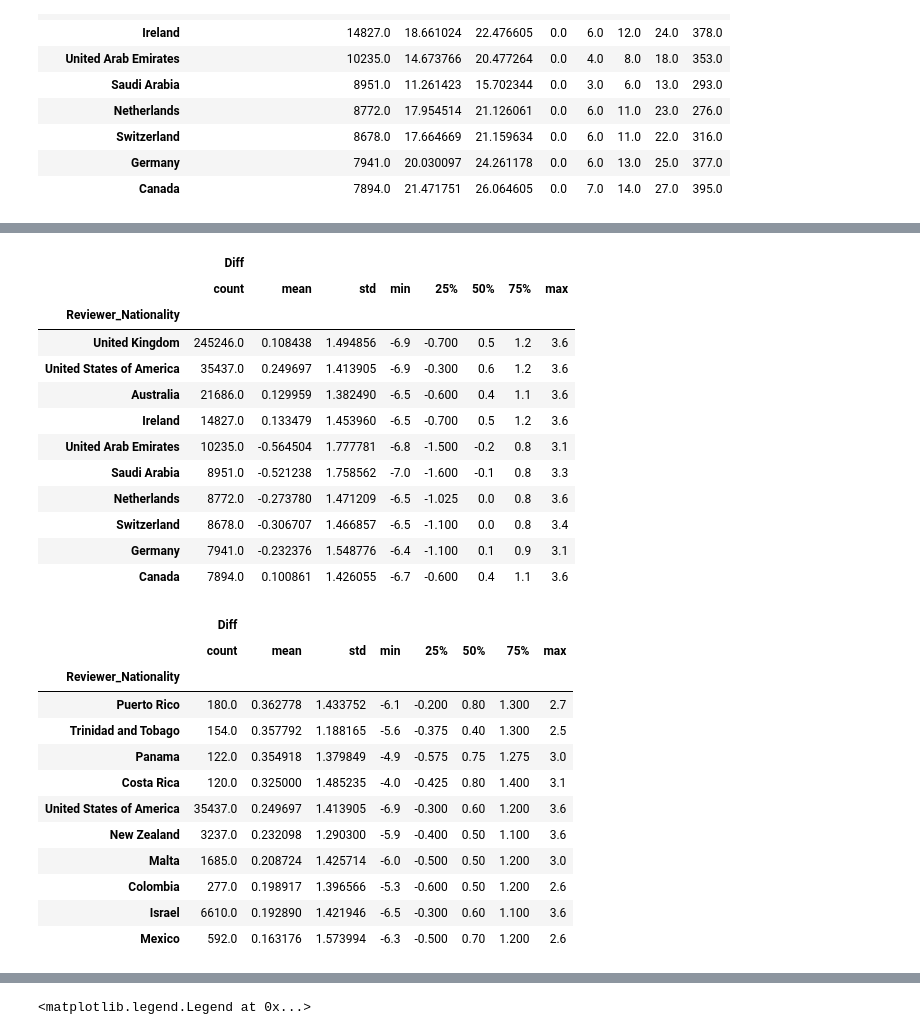
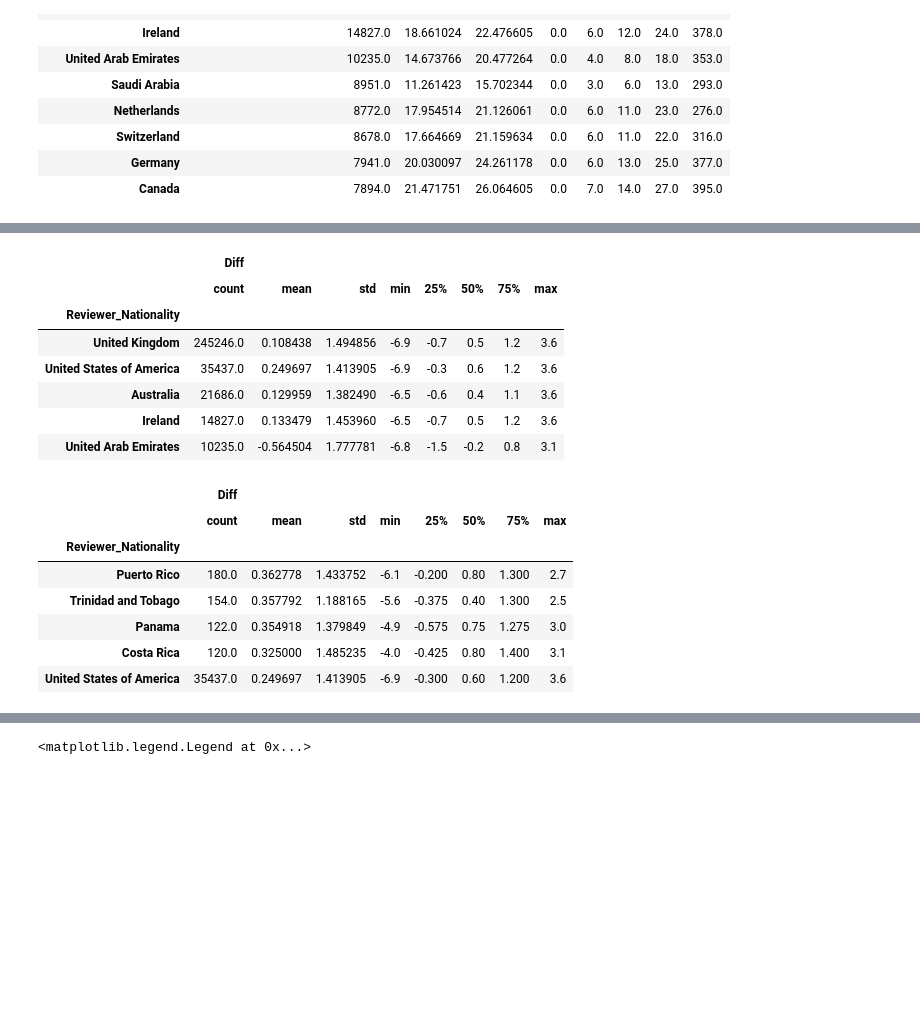
Before and after one commit to alberthr/Booking_Analysis, a Jupyter notebook: EDA.ipynb, the cells around one changed output, grey strips where cells are left out. Drawn from its saved outputs; the diff is of its cells as text; code cells hidden in the pictures; blank space fills up the shorter version.

```diff
--- a/EDA.ipynb
+++ b/EDA.ipynb
@@ -129,26 +120,21 @@ count_reviews_hotel[count_reviews_hotel.Reviews > 100].sort_values('Average_Scor
 # %%
 avg_country = df[['Diff', 'Reviewer_Nationality'
                   ]].groupby('Reviewer_Nationality').describe().sort_values(
                       ('Diff', 'count'), ascending=False)
 
-avg_country.head(10)
+avg_country.head(5)
 # %% [output]
 |  | Diff |  |  |  |  |  |  |  |
 |  | count | mean | std | min | 25% | 50% | 75% | max |
 | Reviewer_Nationality |  |  |  |  |  |  |  |  |
-| United Kingdom | 245246.0 | 0.108438 | 1.494856 | -6.9 | -0.700 | 0.5 | 1.2 | 3.6 |
-| United States of America | 35437.0 | 0.249697 | 1.413905 | -6.9 | -0.300 | 0.6 | 1.2 | 3.6 |
-| Australia | 21686.0 | 0.129959 | 1.382490 | -6.5 | -0.600 | 0.4 | 1.1 | 3.6 |
-| Ireland | 14827.0 | 0.133479 | 1.453960 | -6.5 | -0.700 | 0.5 | 1.2 | 3.6 |
-| United Arab Emirates | 10235.0 | -0.564504 | 1.777781 | -6.8 | -1.500 | -0.2 | 0.8 | 3.1 |
-| Saudi Arabia | 8951.0 | -0.521238 | 1.758562 | -7.0 | -1.600 | -0.1 | 0.8 | 3.3 |
-| Netherlands | 8772.0 | -0.273780 | 1.471209 | -6.5 | -1.025 | 0.0 | 0.8 | 3.6 |
-| Switzerland | 8678.0 | -0.306707 | 1.466857 | -6.5 | -1.100 | 0.0 | 0.8 | 3.4 |
-| Germany | 7941.0 | -0.232376 | 1.548776 | -6.4 | -1.100 | 0.1 | 0.9 | 3.1 |
-| Canada | 7894.0 | 0.100861 | 1.426055 | -6.7 | -0.600 | 0.4 | 1.1 | 3.6 |
+| United Kingdom | 245246.0 | 0.108438 | 1.494856 | -6.9 | -0.7 | 0.5 | 1.2 | 3.6 |
+| United States of America | 35437.0 | 0.249697 | 1.413905 | -6.9 | -0.3 | 0.6 | 1.2 | 3.6 |
+| Australia | 21686.0 | 0.129959 | 1.382490 | -6.5 | -0.6 | 0.4 | 1.1 | 3.6 |
+| Ireland | 14827.0 | 0.133479 | 1.453960 | -6.5 | -0.7 | 0.5 | 1.2 | 3.6 |
+| United Arab Emirates | 10235.0 | -0.564504 | 1.777781 | -6.8 | -1.5 | -0.2 | 0.8 | 3.1 |
 # %%
 # Most positive countries (at least 100 reviews)
-avg_country[avg_country['Diff']['count'] > 100].sort_values(('Diff', 'mean'), ascending=False).head(10)
+avg_country[avg_country['Diff']['count'] > 100].sort_values(('Diff', 'mean'), ascending=False).head(5)
 # %% [output]
 |  | Diff |  |  |  |  |  |  |  |
 |  | count | mean | std | min | 25% | 50% | 75% | max |
@@ -158,10 +144,5 @@ avg_country[avg_country['Diff']['count'] > 100].sort_values(('Diff', 'mean'), as
 | Panama | 122.0 | 0.354918 | 1.379849 | -4.9 | -0.575 | 0.75 | 1.275 | 3.0 |
 | Costa Rica | 120.0 | 0.325000 | 1.485235 | -4.0 | -0.425 | 0.80 | 1.400 | 3.1 |
 | United States of America | 35437.0 | 0.249697 | 1.413905 | -6.9 | -0.300 | 0.60 | 1.200 | 3.6 |
-| New Zealand | 3237.0 | 0.232098 | 1.290300 | -5.9 | -0.400 | 0.50 | 1.100 | 3.6 |
-| Malta | 1685.0 | 0.208724 | 1.425714 | -6.0 | -0.500 | 0.50 | 1.200 | 3.0 |
-| Colombia | 277.0 | 0.198917 | 1.396566 | -5.3 | -0.600 | 0.50 | 1.200 | 2.6 |
-| Israel | 6610.0 | 0.192890 | 1.421946 | -6.5 | -0.300 | 0.60 | 1.100 | 3.6 |
-| Mexico | 592.0 | 0.163176 | 1.573994 | -6.3 | -0.500 | 0.70 | 1.200 | 2.6 |
 # %%
 # Most negative countries (at least 100 reviews)
```
Also changed, not shown: parts of 9 cells of this notebook, 1 other file.
